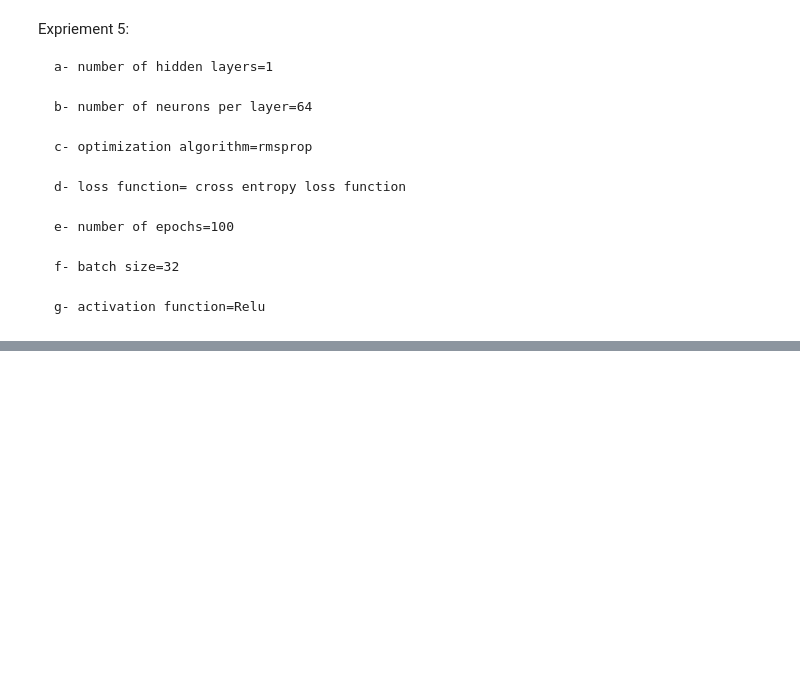
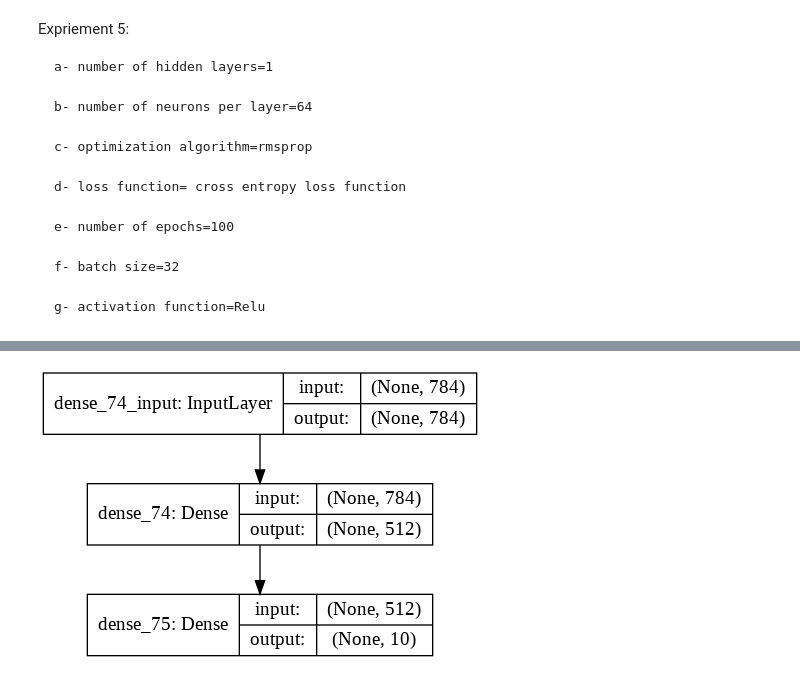
Before and after one commit to DeusExMachina1993/Deep-Computer-Vision, a Jupyter notebook: Project1.ipynb, the cells around one changed output, grey strips where cells are left out. Saved outputs shown, nothing was run; the diff lists cells and outputs as text; code cells hidden in the pictures; blank space fills up the shorter version.

```diff
--- a/Project1.ipynb
+++ b/Project1.ipynb
@@ -432,0 +589,13 @@ g- activation function=Relu
+# %%
+def build_model(x):
+  model =Sequential([
+    layers.Dense(units=x,input_shape=(784,), activation=tf.nn.relu),
+    layers.Dense(units=10, activation=tf.nn.softmax),
+
+  ])
+  return model
+# %%
+model=build_model(512);
+plot_model(model, to_file='model_plot.png',expand_nested=True,show_shapes=True)
+# %% [output]
+[figure, added]
```
Also changed, not shown: parts of 10 cells of this notebook.
